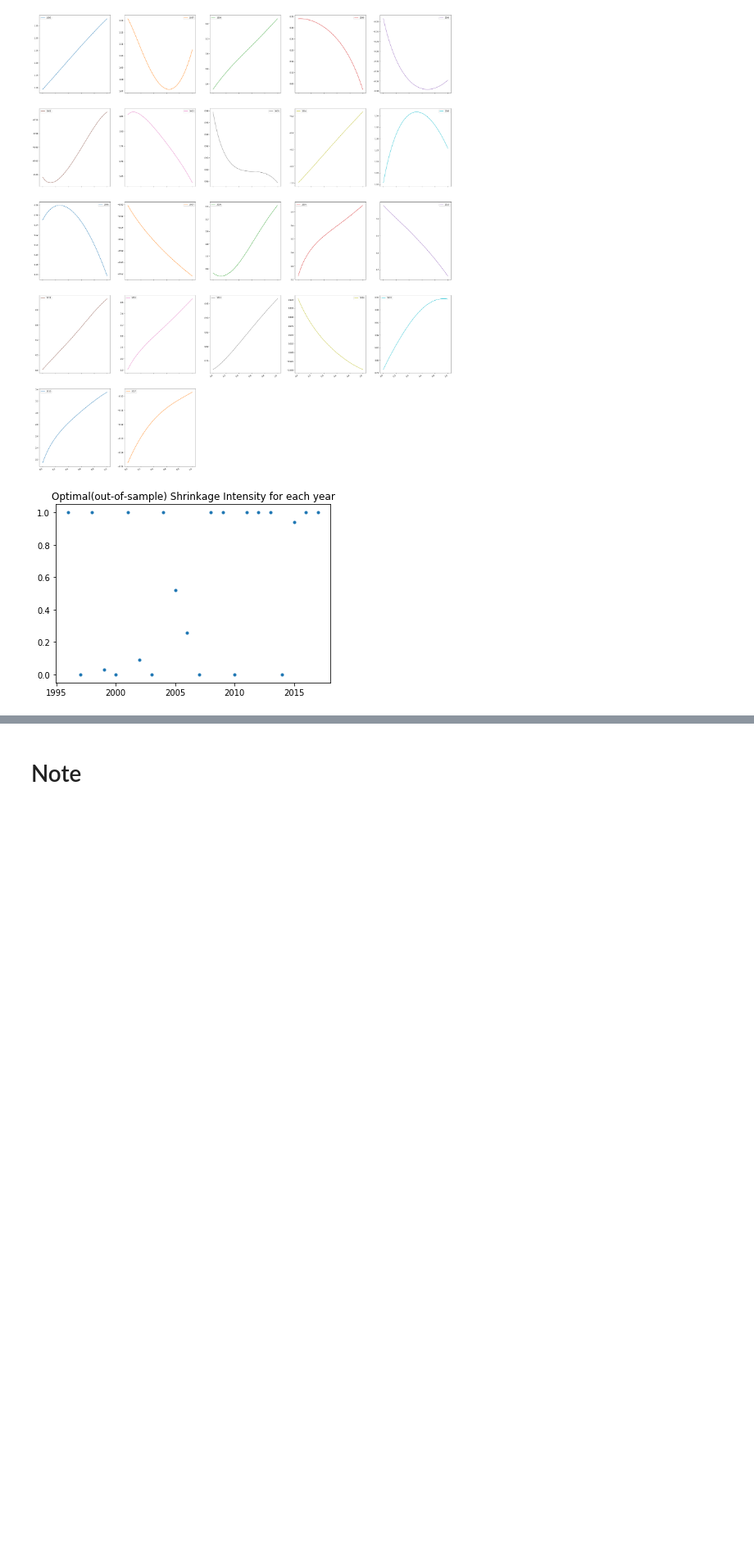
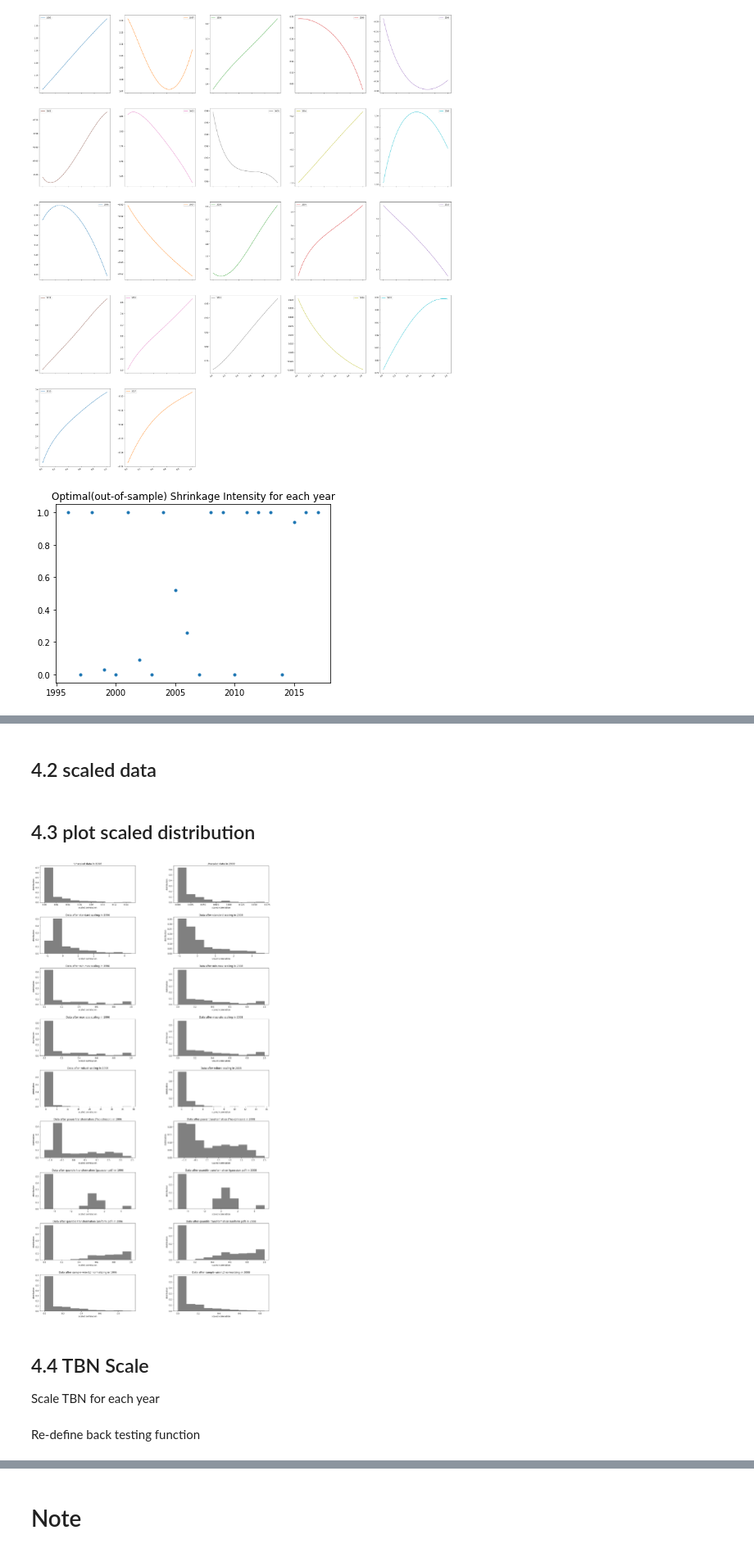
Before and after one commit to ChengLuFred/Portfolio-Selection-via-TBN, a Jupyter notebook: supplement/subject_exam.ipynb, the cells around one changed output, grey strips where cells are left out. Shown at 82% size. Drawn from its saved outputs; the diff is of its cells as text; code cells hidden in the pictures; blank space fills up the shorter version.

Commit message:
scaler analysis

```diff
--- a/supplement/subject_exam.ipynb
+++ b/supplement/subject_exam.ipynb
@@ -34,6 +34,22 @@ interest_rate = pd.read_csv(file_path + file_name,  header=0, usecols=[0, 4], in
 date_format = '%Y%m%d' # Y for year, m for month, d for day
 rf_date = pd.Index([datetime.strptime(str(x), date_format) for x in interest_rate.index])
 interest_rate.index = rf_date
+# %%
+file_path = '../data/'
+file_type = 'TBN_*.csv'
+file_list = glob.glob(file_path + file_type)
+
+idx = pd.Index
+tbn_combined = pd.DataFrame()
+for file in file_list:
+    year = int(file.split('/')[-1][4:8]) # not safe expression
+    tbn = pd.read_csv(file,  header = 0, index_col = [0], engine='c')
+    np.fill_diagonal(tbn.values, 0)
+    row_num = tbn.shape[0]
+    year_idx = idx(np.repeat(year, row_num))
+    tbn.set_index(year_idx, append = True, inplace = True)
+    tbn_combined = tbn_combined.append(tbn)
+tbn_combined = tbn_combined.reorder_levels(order=[1,0])
 # %% [markdown]
 ## *1.2 Extract related TBN(Needed for the first time)
 Loop from 1999 to  2017, extract related info according to gvkey for each year. The resuts are going to be reformated to a 26 by 26 matrix for each year. However, HON doesn't included in TNIC network. So the final results are 25 by 25 matrix.
@@ -430,0 +501,37 @@ test.figure.savefig('../picture/Optimal(out-of-sample) Shrinkage Intensity for e
+# %% [markdown]
+## 4.2 scaled data
+# %%
+tbn_1996 = tbn_combined.loc[1996].values
+tbn_2008 = tbn_combined.loc[2008].values
+tbn_1996_scaled_list = get_scaled_data(tbn_1996)
+tbn_2008_scaled_list = get_scaled_data(tbn_2008)
+# %% [markdown]
+## 4.3 plot scaled distribution
+# %%
+fig, axs = plt.subplots(9, 2, figsize=(20, 40), facecolor='w', edgecolor='k')
+fig.subplots_adjust(hspace = .4, wspace = .4)
+title = 'scaled TBN in 1996 and 2008'
+#fig.suptitle(title)
+axs = axs.ravel()
+
+for i in range(9):
+    text, data = tbn_1996_scaled_list[i]
+    axs[i * 2].hist(data.flatten(), color='grey', ec='grey', weights = weights)
+    axs[i * 2].set_title(text + ' in 1996')
+    axs[i * 2].set_xlabel('scaled correlation')
+    axs[i * 2].set_ylabel('distribution')
+
+    text, data = tbn_2008_scaled_list[i]
+    axs[i * 2 + 1].hist(data.flatten(), color='grey', ec='grey', weights = weights)
+    axs[i * 2 + 1].set_title(text + ' in 2008')
+    axs[i * 2 + 1].set_xlabel('scaled correlation')
+    axs[i * 2 + 1].set_ylabel('distribution')
+
+output_path = '../picture/'
+output_name = output_path + title + '.jpg'
+fig.savefig(output_name)
+# %% [output]
+[figure, added]
+# %% [markdown]
+## 4.4 TBN Scale
+Scale TBN for each year
@@ -430,0 +547,2 @@ test.figure.savefig('../picture/Optimal(out-of-sample) Shrinkage Intensity for e
+# %% [markdown]
+Re-define back testing function
```
Also changed, not shown: parts of 14 cells of this notebook, 10 other files.
